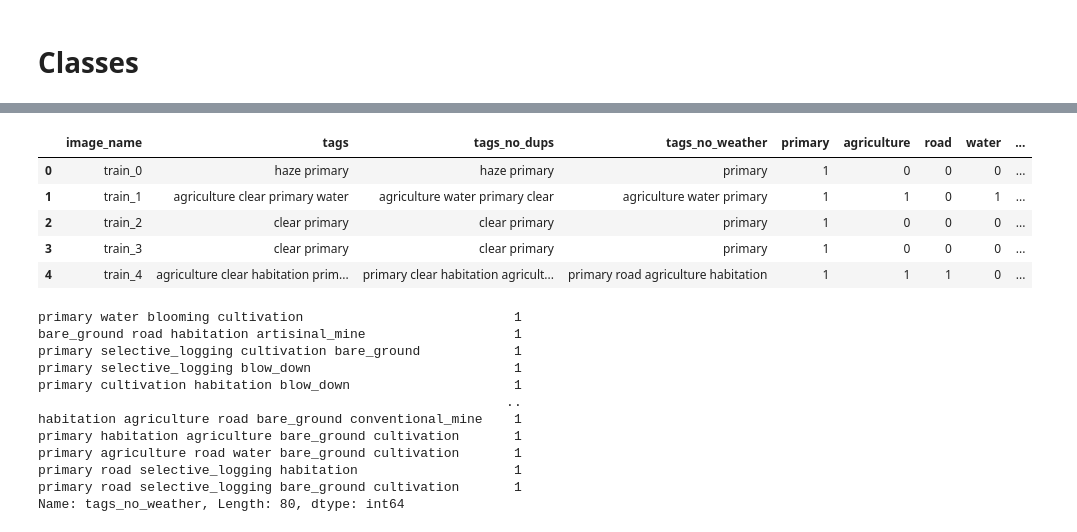
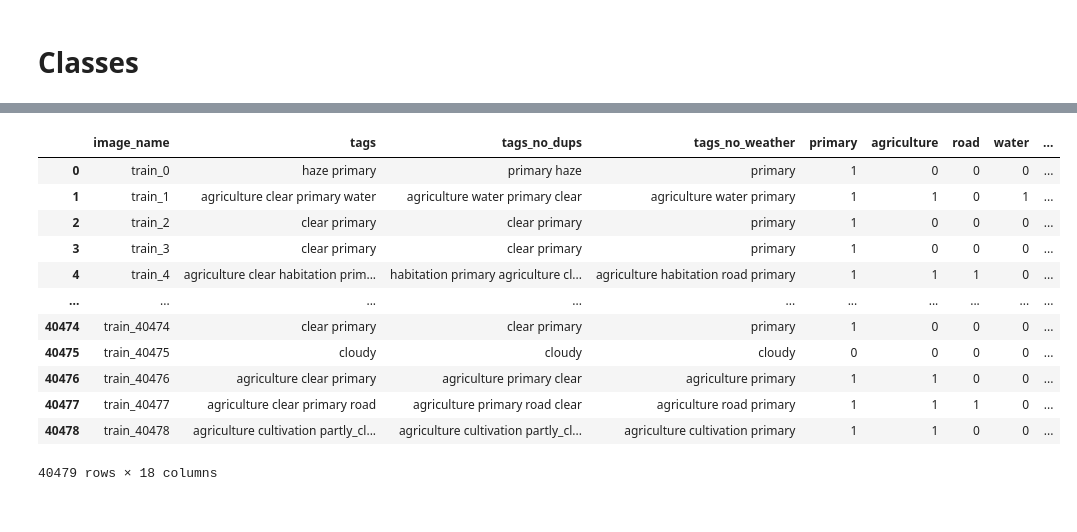
Before and after one commit to nicolasbuitragob/UnderstandingAmazon, a Jupyter notebook: notebooks/eda.ipynb, the cells around one changed output, grey strips where cells are left out. Cells and saved outputs as stored; diff of their text form; code cells hidden in the pictures.

```diff
--- a/notebooks/eda.ipynb
+++ b/notebooks/eda.ipynb
@@ -14,7 +14,7 @@ from skimage import io
 #inspiration from
 #https://www.kaggle.com/code/robinkraft/getting-started-with-the-data-now-with-docs
 # %%
-train_data = pd.read_csv(os.path.join('data','train_v2.csv'))
+train_data = pd.read_csv('data/train_v2.csv')
 # %%
 train_data.head()
 # %% [output]
@@ -254,25 +302,16 @@ plot_images(images_jpg_last)
 # %%
-train_data.head()
+train_data
 # %% [output]
 |  | image_name | tags | tags_no_dups | tags_no_weather | primary | agriculture | road | water | ... |
-| 0 | train_0 | haze primary | haze primary | primary | 1 | 0 | 0 | 0 | ... |
+| 0 | train_0 | haze primary | primary haze | primary | 1 | 0 | 0 | 0 | ... |
 | 1 | train_1 | agriculture clear primary water | agriculture water primary clear | agriculture water primary | 1 | 1 | 0 | 1 | ... |
 | 2 | train_2 | clear primary | clear primary | primary | 1 | 0 | 0 | 0 | ... |
 | 3 | train_3 | clear primary | clear primary | primary | 1 | 0 | 0 | 0 | ... |
-| 4 | train_4 | agriculture clear habitation prim... | primary clear habitation agricult... | primary road agriculture habitation | 1 | 1 | 1 | 0 | ... |
+| 4 | train_4 | agriculture clear habitation prim... | habitation primary agriculture cl... | agriculture habitation road primary | 1 | 1 | 1 | 0 | ... |
+| ... | ... | ... | ... | ... | ... | ... | ... | ... | ... |
+| 40474 | train_40474 | clear primary | clear primary | primary | 1 | 0 | 0 | 0 | ... |
+| 40475 | train_40475 | cloudy | cloudy | cloudy | 0 | 0 | 0 | 0 | ... |
+| 40476 | train_40476 | agriculture clear primary | agriculture primary clear | agriculture primary | 1 | 1 | 0 | 0 | ... |
+| 40477 | train_40477 | agriculture clear primary road | agriculture primary road clear | agriculture road primary | 1 | 1 | 1 | 0 | ... |
+| 40478 | train_40478 | agriculture cultivation partly_cl... | agriculture cultivation partly_cl... | agriculture cultivation primary | 1 | 1 | 0 | 0 | ... |
+40479 rows × 18 columns
-# %%
-class_num[class_num == 1]
-#80 classes with one training example
-# %% [output]
-primary water blooming cultivation                           1
-bare_ground road habitation artisinal_mine                   1
-primary selective_logging cultivation bare_ground            1
-primary selective_logging blow_down                          1
-primary cultivation habitation blow_down                     1
-                                                            ..
-habitation agriculture road bare_ground conventional_mine    1
-primary habitation agriculture bare_ground cultivation       1
-primary agriculture road water bare_ground cultivation       1
-primary road selective_logging habitation                    1
-primary road selective_logging bare_ground cultivation       1
-Name: tags_no_weather, Length: 80, dtype: int64
```
Also changed, not shown: parts of 48 cells of this notebook.
